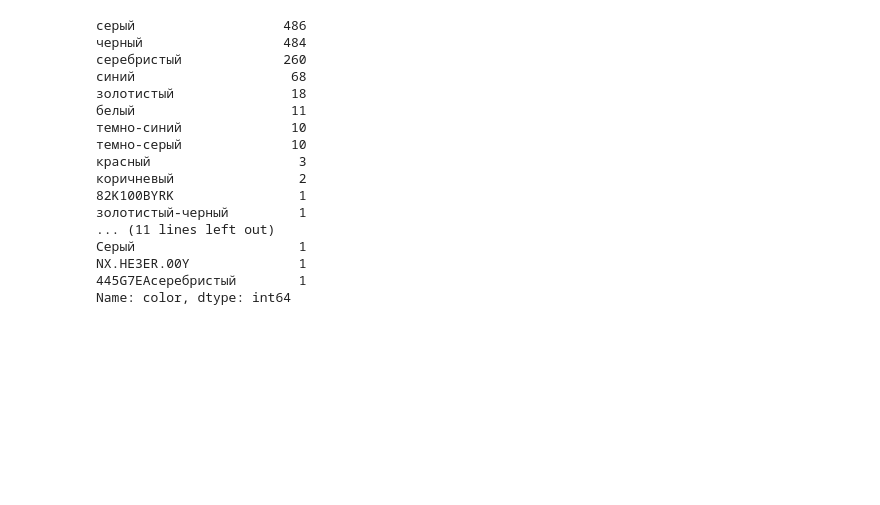
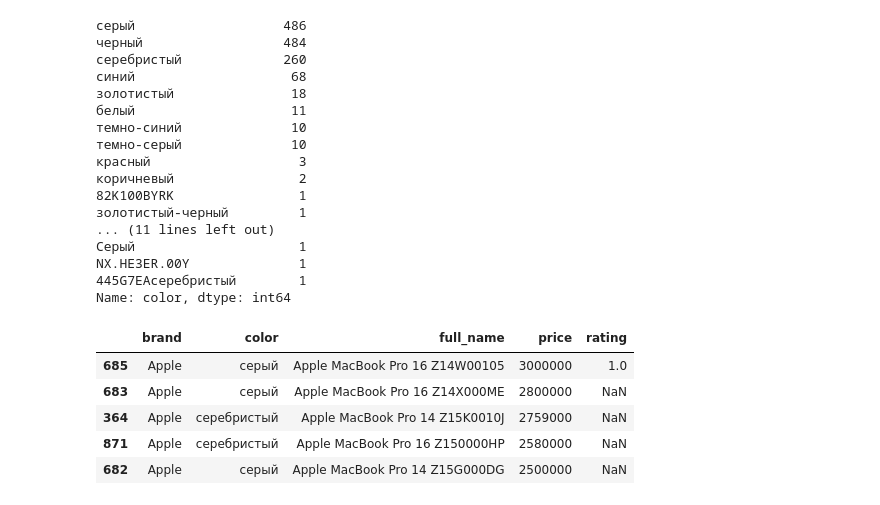
Before and after one commit to BMukhtar/KBot, a Jupyter notebook: kaspi_analyze.ipynb, the cells around one changed output. Drawn from its saved outputs; the diff is of its cells as text; code cells hidden in the pictures; blank space fills up the shorter version.

```diff
--- a/kaspi_analyze.ipynb
+++ b/kaspi_analyze.ipynb
@@ -126,3 +126,12 @@ df["color"].value_counts()
 NX.HE3ER.00Y              1
 445G7EAсеребристый        1
 Name: color, dtype: int64
+# %%
+df.sort_values(by="price", ascending=False).head()
+# %% [output]
+|  | brand | color | full_name | price | rating |
+| 685 | Apple | серый | Apple MacBook Pro 16 Z14W00105 | 3000000 | 1.0 |
+| 683 | Apple | серый | Apple MacBook Pro 16 Z14X000ME | 2800000 | NaN |
+| 364 | Apple | серебристый | Apple MacBook Pro 14 Z15K0010J | 2759000 | NaN |
+| 871 | Apple | серебристый | Apple MacBook Pro 16 Z150000HP | 2580000 | NaN |
+| 682 | Apple | серый | Apple MacBook Pro 14 Z15G000DG | 2500000 | NaN |
```
